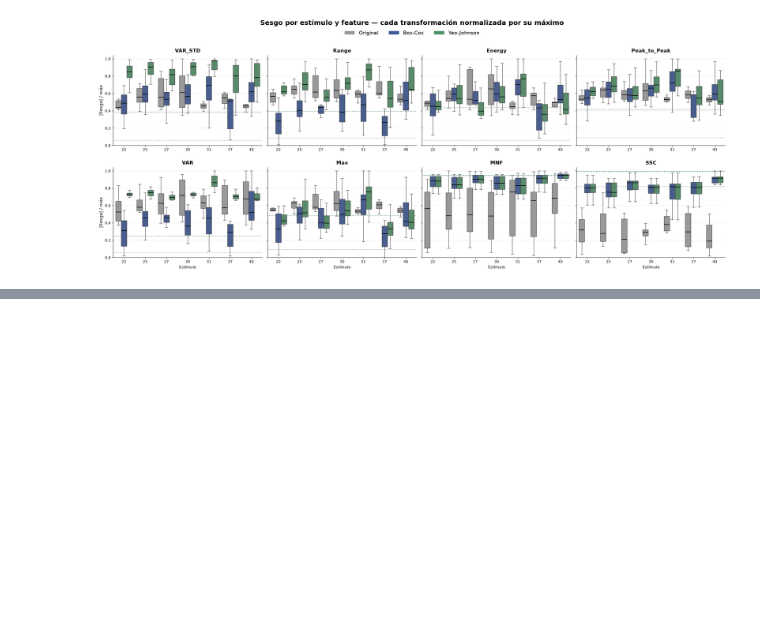
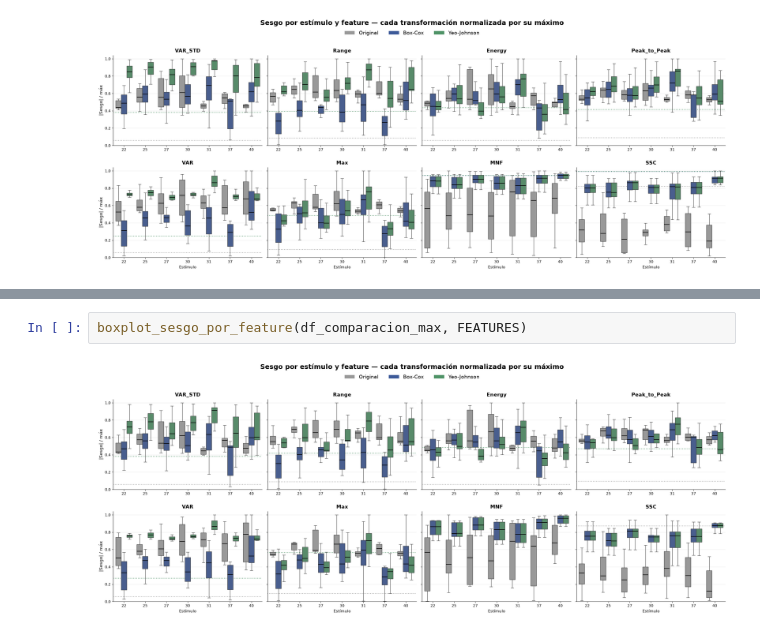
Before and after one commit to mariabda2/sEMG-ArmBand, a Jupyter notebook: notebooks/comparison.ipynb, the cells around one changed output, grey strips where cells are left out. Cells and saved outputs as stored; diff of their text form; blank space fills up the shorter version.

```diff
--- a/notebooks/comparison.ipynb
+++ b/notebooks/comparison.ipynb
@@ -696,0 +518,4 @@ Excluidos (|sesgo original| < 0.3): MNF, SSC
+# %%
+boxplot_sesgo_por_feature(df_comparacion_max, FEATURES)
+# %% [output]
+[figure, added]
```
Also changed, not shown: parts of 30 cells of this notebook, 3 other files.
